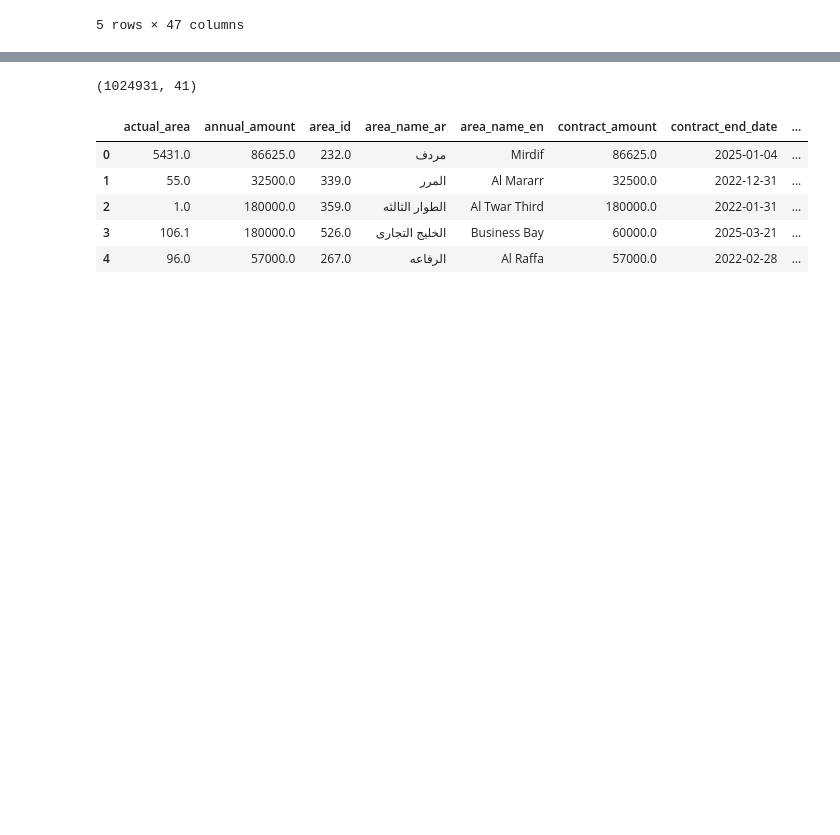
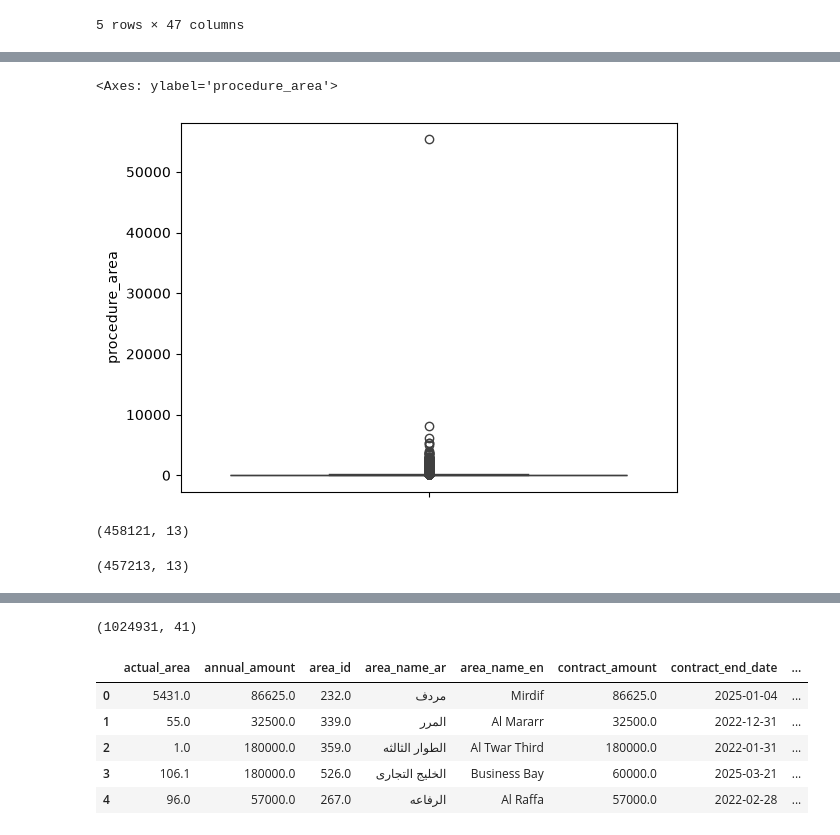
Before and after one commit to HariShanmugavelu/capstone-project, a Jupyter notebook: notebooks/DataAnalytics_Capstone.ipynb, the cells around one changed output, grey strips where cells are left out. Cells and saved outputs as stored; diff of their text form; code cells hidden in the pictures; blank space fills up the shorter version.

```diff
--- a/notebooks/DataAnalytics_Capstone.ipynb
+++ b/notebooks/DataAnalytics_Capstone.ipynb
@@ -310,0 +1544,10 @@ Name: rent_value, Length: 100, dtype: float64
+# %%
+#To check the presence of outliers in 'procedure_area'
+sns.boxplot(capstone_onlyEnglish_cleaned['procedure_area'])
+# %% [output]
+<Axes: ylabel='procedure_area'>
+[figure, added]
+# %%
+capstone_onlyEnglish_cleaned.shape
+# %% [output]
+(458121, 13)
@@ -310,0 +1562,4 @@ Name: rent_value, Length: 100, dtype: float64
+# %%
+capstone_onlyEnglish_cleaned_noOutliers.shape
+# %% [output]
+(457213, 13)
```
Also changed, not shown: parts of 249 cells of this notebook.
